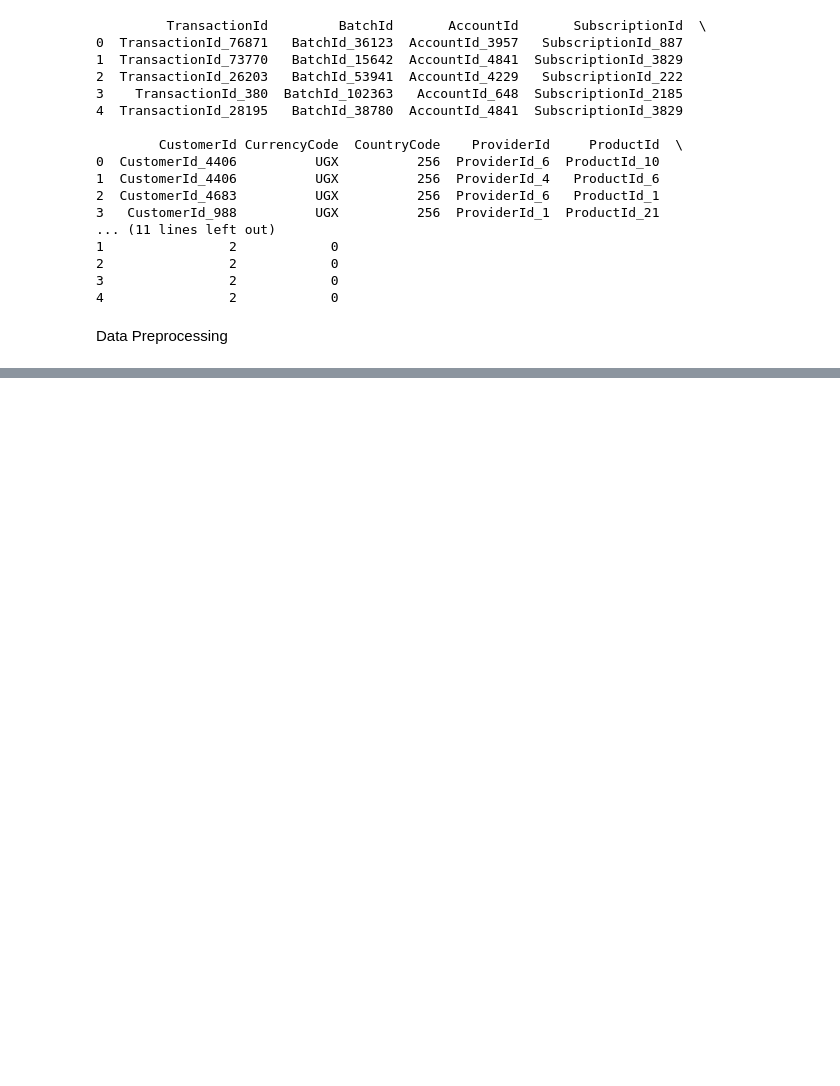
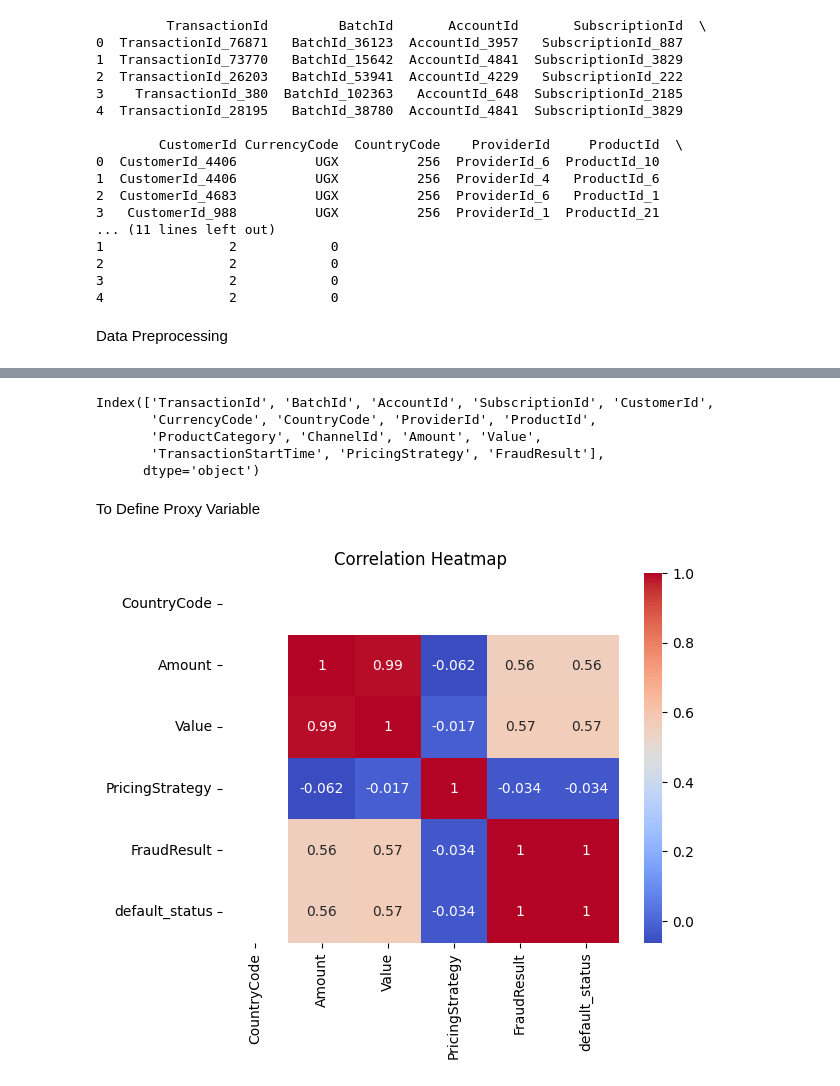
Before and after one commit to medhanittes/bati_bank, a Jupyter notebook: notebook/credit_scoring.ipynb, the cells around one changed output, grey strips where cells are left out. Drawn from its saved outputs; the diff is of its cells as text; code cells hidden in the pictures; blank space fills up the shorter version.

```diff
--- a/notebook/credit_scoring.ipynb
+++ b/notebook/credit_scoring.ipynb
@@ -27,6 +33,13 @@ print(data.head())
 4                2            0
 # %% [markdown]
  Data Preprocessing
-# %%
-# to Fill missing values
-data.fillna(data.mean(), inplace=True)
+# %%
+# Check data types
+print(data.dtypes)
+
+# Fill missing values for numeric columns only
+numeric_cols = data.select_dtypes(include='number').columns
+data[numeric_cols] = data[numeric_cols].fillna(data[numeric_cols].mean())
+
+# Display the first few rows after filling missing values
+print(data.head())
@@ -32,0 +64,26 @@ data.fillna(data.mean(), inplace=True)
+# %%
+print(data.columns)
+# %% [output]
+Index(['TransactionId', 'BatchId', 'AccountId', 'SubscriptionId', 'CustomerId',
+       'CurrencyCode', 'CountryCode', 'ProviderId', 'ProductId',
+       'ProductCategory', 'ChannelId', 'Amount', 'Value',
+       'TransactionStartTime', 'PricingStrategy', 'FraudResult'],
+      dtype='object')
+# %% [markdown]
+ To Define Proxy Variable
+# %%
+# Define default status
+data['default_status'] = data['FraudResult']
+# %%
+# Select only numeric columns for correlation
+numeric_data = data.select_dtypes(include=['number'])
+
+# Calculate correlation matrix
+correlation_matrix = numeric_data.corr()
+
+# Create a heatmap
+sns.heatmap(correlation_matrix, annot=True, cmap='coolwarm')
+plt.title('Correlation Heatmap')
+plt.show()
+# %% [output]
+[figure, added]
```
Also changed, not shown: parts of 7 cells of this notebook.
